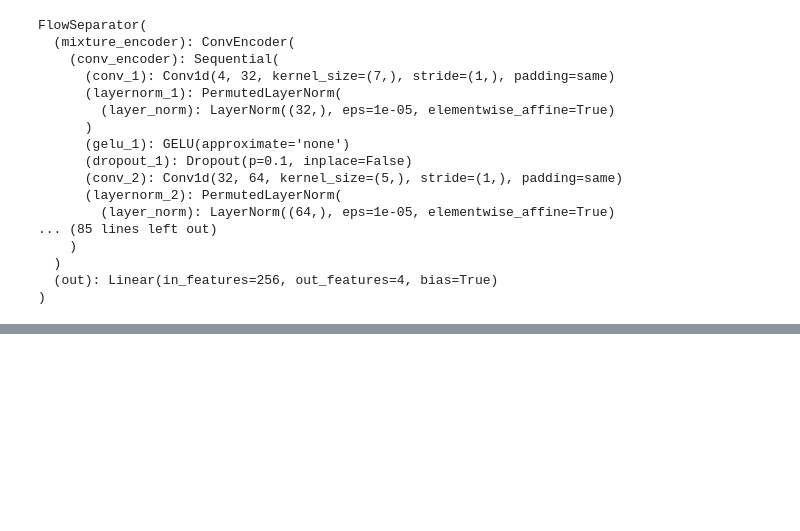
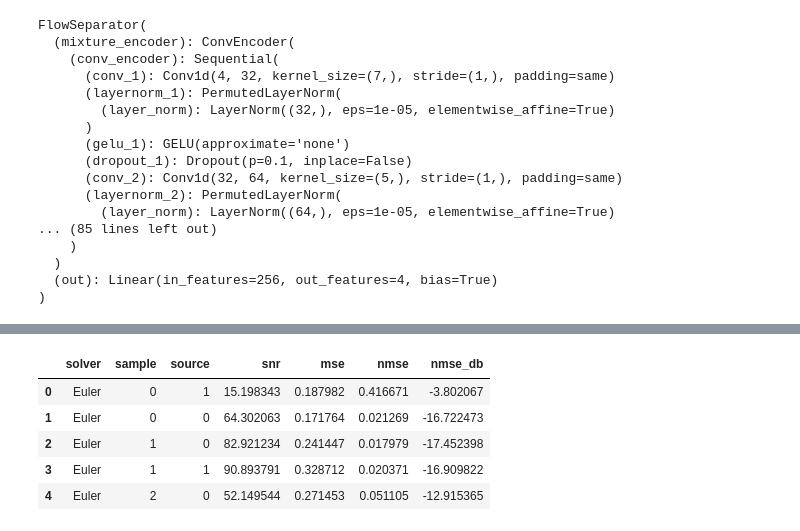
Before and after one commit to TristanDonze/gb-sources-separation, a Jupyter notebook: notebooks/reconstruction_visualization.ipynb, the cells around one changed output, grey strips where cells are left out. Saved outputs shown, nothing was run; the diff lists cells and outputs as text; code cells hidden in the pictures; blank space fills up the shorter version.

```diff
--- a/notebooks/reconstruction_visualization.ipynb
+++ b/notebooks/reconstruction_visualization.ipynb
@@ -267,0 +277,51 @@ Average loss using Heun solver: 0.510705
+# %%
+from scipy.optimize import linear_sum_assignment
+
+
+def compute_source_metrics(results, solver):
+    rows = []
+
+    for sample_index, result in enumerate(results):
+        target = np.asarray(result["target"])
+        prediction = np.asarray(result["prediction"])
+        snrs = np.asarray(result["snr"]).reshape(-1)
+        n_sources = target.shape[0] - 1
+
+        cost = np.mean(
+            (prediction[:n_sources, None] - target[None, :n_sources]) ** 2,
+            axis=(-1, -2),
+        )
+        predicted_slots, target_slots = linear_sum_assignment(cost)
+
+        for predicted_slot, target_slot in zip(predicted_slots, target_slots):
+            error = prediction[predicted_slot] - target[target_slot]
+            error_energy = np.sum(error ** 2)
+            source_energy = np.sum(target[target_slot] ** 2)
+            nmse = error_energy / (source_energy + 1e-12)
+
+            rows.append({
+                "solver": solver,
+                "sample": sample_index,
+                "source": int(target_slot),
+                "snr": float(snrs[target_slot]),
+                "mse": float(np.mean(error ** 2)),
+                "nmse": float(nmse),
+                "nmse_db": float(10 * np.log10(nmse + 1e-12)),
+            })
+
+    return pd.DataFrame(rows)
+
+
+source_metrics = pd.concat([
+    compute_source_metrics(results_euler, "Euler"),
+    compute_source_metrics(results_heun, "Heun"),
+], ignore_index=True)
+
+source_metrics.head()
+# %% [output]
+|  | solver | sample | source | snr | mse | nmse | nmse_db |
+| 0 | Euler | 0 | 1 | 15.198343 | 0.187982 | 0.416671 | -3.802067 |
+| 1 | Euler | 0 | 0 | 64.302063 | 0.171764 | 0.021269 | -16.722473 |
+| 2 | Euler | 1 | 0 | 82.921234 | 0.241447 | 0.017979 | -17.452398 |
+| 3 | Euler | 1 | 1 | 90.893791 | 0.328712 | 0.020371 | -16.909822 |
+| 4 | Euler | 2 | 0 | 52.149544 | 0.271453 | 0.051105 | -12.915365 |
```
Also changed, not shown: parts of 10 cells of this notebook, 2 other files.
